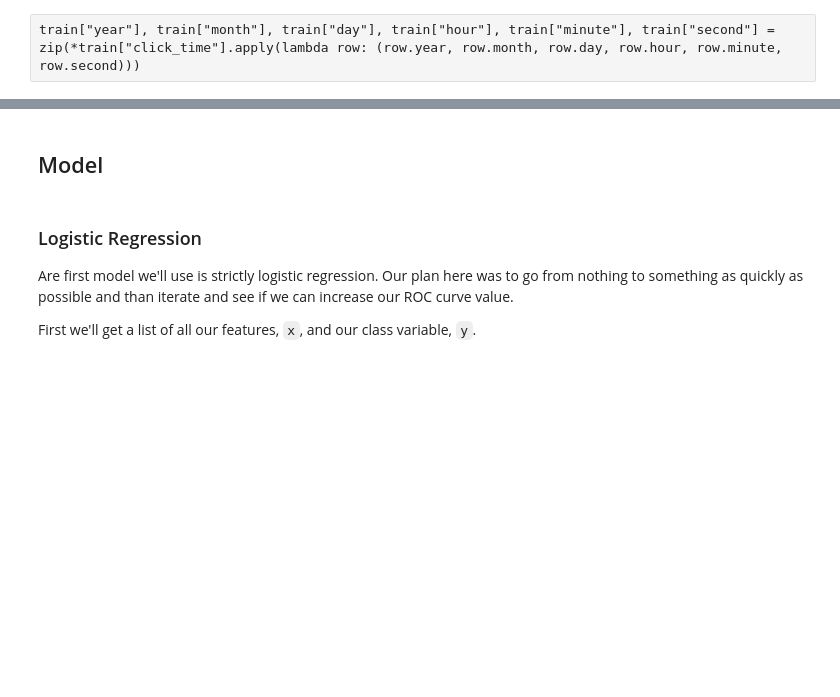
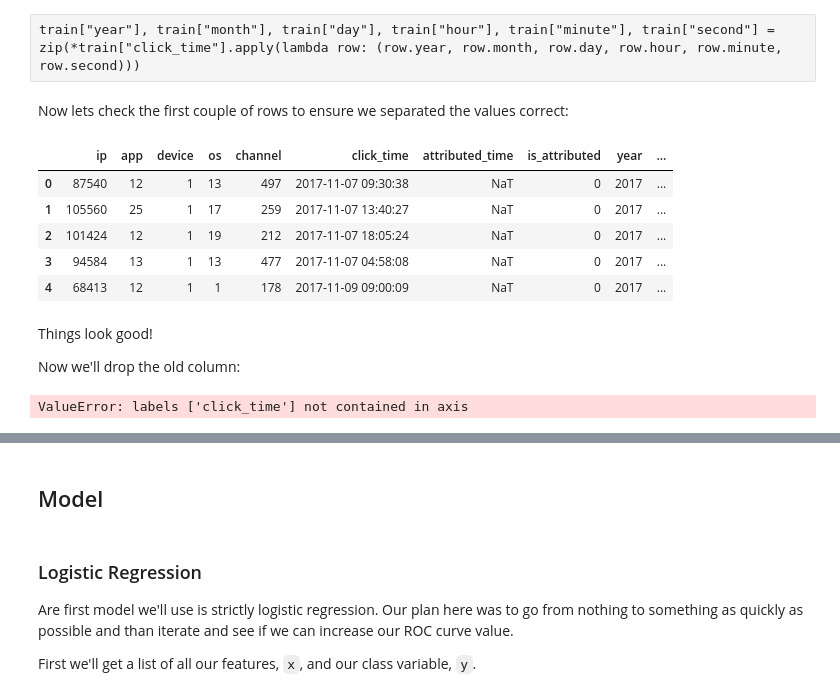
Before and after one commit to GregHilston/kaggle-talking-data-ad-tracking-fraud-detection-challenge, a Jupyter notebook: grehg.ipynb, the cells around one changed output, grey strips where cells are left out. Drawn from its saved outputs; the diff is of its cells as text; code cells hidden in the pictures; blank space fills up the shorter version.

```diff
--- a/grehg.ipynb
+++ b/grehg.ipynb
@@ -373,0 +381,20 @@ print(results)
+# %% [markdown]
+Now lets check the first couple of rows to ensure we separated the values correct:
+# %%
+train.head()
+# %% [output]
+|  | ip | app | device | os | channel | click_time | attributed_time | is_attributed | year | ... |
+| 0 | 87540 | 12 | 1 | 13 | 497 | 2017-11-07 09:30:38 | NaT | 0 | 2017 | ... |
+| 1 | 105560 | 25 | 1 | 17 | 259 | 2017-11-07 13:40:27 | NaT | 0 | 2017 | ... |
+| 2 | 101424 | 12 | 1 | 19 | 212 | 2017-11-07 18:05:24 | NaT | 0 | 2017 | ... |
+| 3 | 94584 | 13 | 1 | 13 | 477 | 2017-11-07 04:58:08 | NaT | 0 | 2017 | ... |
+| 4 | 68413 | 12 | 1 | 1 | 178 | 2017-11-09 09:00:09 | NaT | 0 | 2017 | ... |
+# %% [markdown]
+Things look good!
+
+Now we'll drop the old column:
+# %%
+train = train.drop(["click_time"], axis=1)
+train.head()
+# %% [output]
+ValueError: labels ['click_time'] not contained in axis
```
Also changed, not shown: parts of 8 cells of this notebook.
